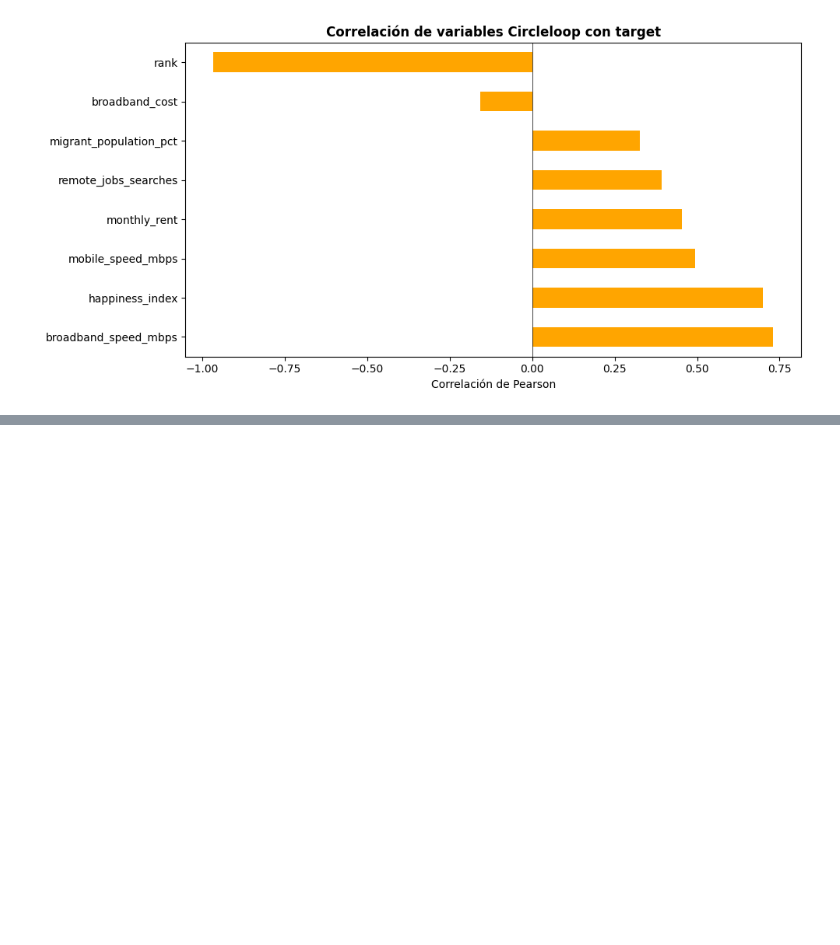
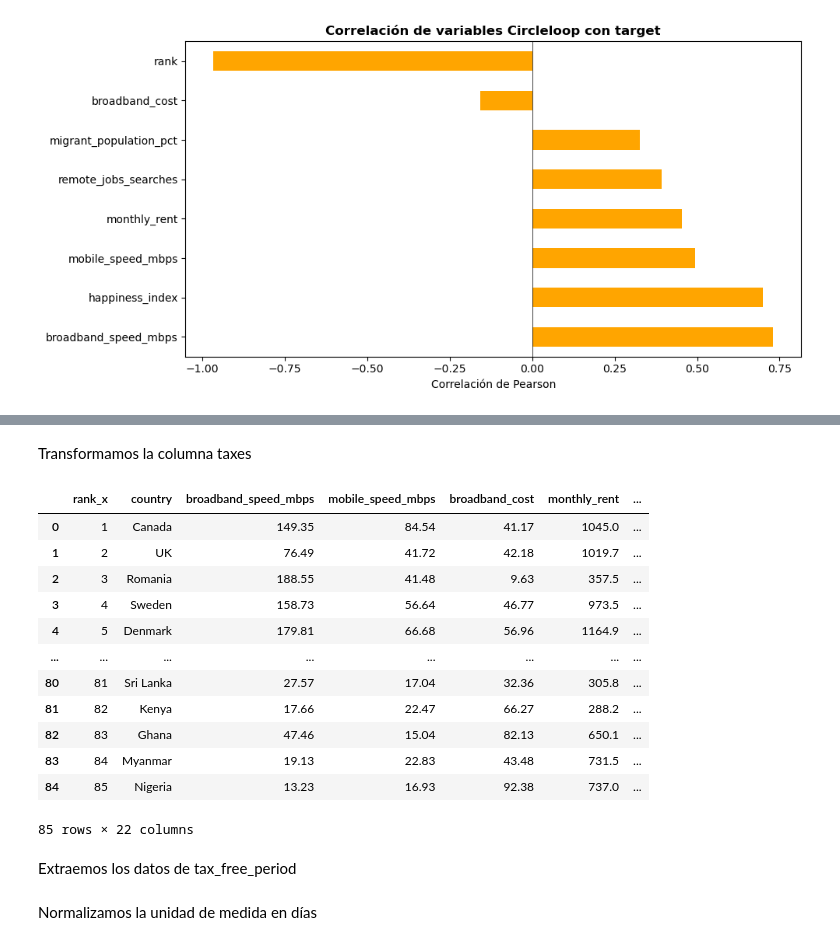
Before and after one commit to danielaaguirrej55-source/Proyecto-ML---Machine-Learning, a Jupyter notebook: src/notebooks/main_juanfcia_models.ipynb, the cells around one changed output, grey strips where cells are left out. Drawn from its saved outputs; the diff is of its cells as text; code cells hidden in the pictures; blank space fills up the shorter version.

```diff
--- a/src/notebooks/main_juanfcia_models.ipynb
+++ b/src/notebooks/main_juanfcia_models.ipynb
@@ -536,0 +638,59 @@ plt.show()
+# %% [markdown]
+Transformamos la columna taxes
+# %%
+import re
+
+
+def taxes_formatter(value):
+	if isinstance(value, type(np.nan)):
+		return {
+			"tax_min": None,
+			"tax_max": None
+		}
+
+	pattern = r"(?P<min>\d{0,2}[\d\.]{0,2})[%-]?(?P<max>\d{0,2}[\d\.]{0,3})[%]?"
+	is_match = re.search(pattern, value, re.IGNORECASE)
+	if is_match:
+		match_min = is_match.group("min") if is_match.group("max") else None
+		match_max = is_match.group("min") if not is_match.group("max") else is_match.group("max")
+
+		return {
+			"tax_min": match_min,
+			"tax_max": match_max
+		}
+
+taxes_data = df_merged["taxes"].apply(taxes_formatter)
+data = pd.DataFrame(taxes_data.tolist())
+df_merged = pd.concat([df_merged, data], axis=1)
+# %%
+df_merged["tax_min"] = df_merged["tax_min"].replace([""], np.nan)
+df_merged["tax_max"] = df_merged["tax_max"].replace([""], np.nan)
+
+df_merged["tax_min"] = df_merged["tax_min"].astype(float)
+df_merged["tax_max"] = df_merged["tax_max"].astype(float)
+# %%
+df_merged["tax_mean"] = (df_merged["tax_min"] + df_merged["tax_max"]) / 2
+# %%
+maps = {
+	"tax_min": "unknown",
+	"tax_max": "unknown",
+	"tax_mean": "unknown"
+}
+
+df_merged.fillna(maps, inplace=True)
+# %% [output]
+|  | rank_x | country | broadband_speed_mbps | mobile_speed_mbps | broadband_cost | monthly_rent | ... |
+| 0 | 1 | Canada | 149.35 | 84.54 | 41.17 | 1045.0 | ... |
+| 1 | 2 | UK | 76.49 | 41.72 | 42.18 | 1019.7 | ... |
+| 2 | 3 | Romania | 188.55 | 41.48 | 9.63 | 357.5 | ... |
+| 3 | 4 | Sweden | 158.73 | 56.64 | 46.77 | 973.5 | ... |
+| 4 | 5 | Denmark | 179.81 | 66.68 | 56.96 | 1164.9 | ... |
+| ... | ... | ... | ... | ... | ... | ... | ... |
+| 80 | 81 | Sri Lanka | 27.57 | 17.04 | 32.36 | 305.8 | ... |
+| 81 | 82 | Kenya | 17.66 | 22.47 | 66.27 | 288.2 | ... |
+| 82 | 83 | Ghana | 47.46 | 15.04 | 82.13 | 650.1 | ... |
+| 83 | 84 | Myanmar | 19.13 | 22.83 | 43.48 | 731.5 | ... |
+| 84 | 85 | Nigeria | 13.23 | 16.93 | 92.38 | 737.0 | ... |
+85 rows × 22 columns
+# %% [markdown]
+Extraemos los datos de tax_free_period
@@ -536,0 +728,2 @@ plt.show()
+# %% [markdown]
+Normalizamos la unidad de medida en días
```
Also changed, not shown: parts of 23 cells of this notebook.
